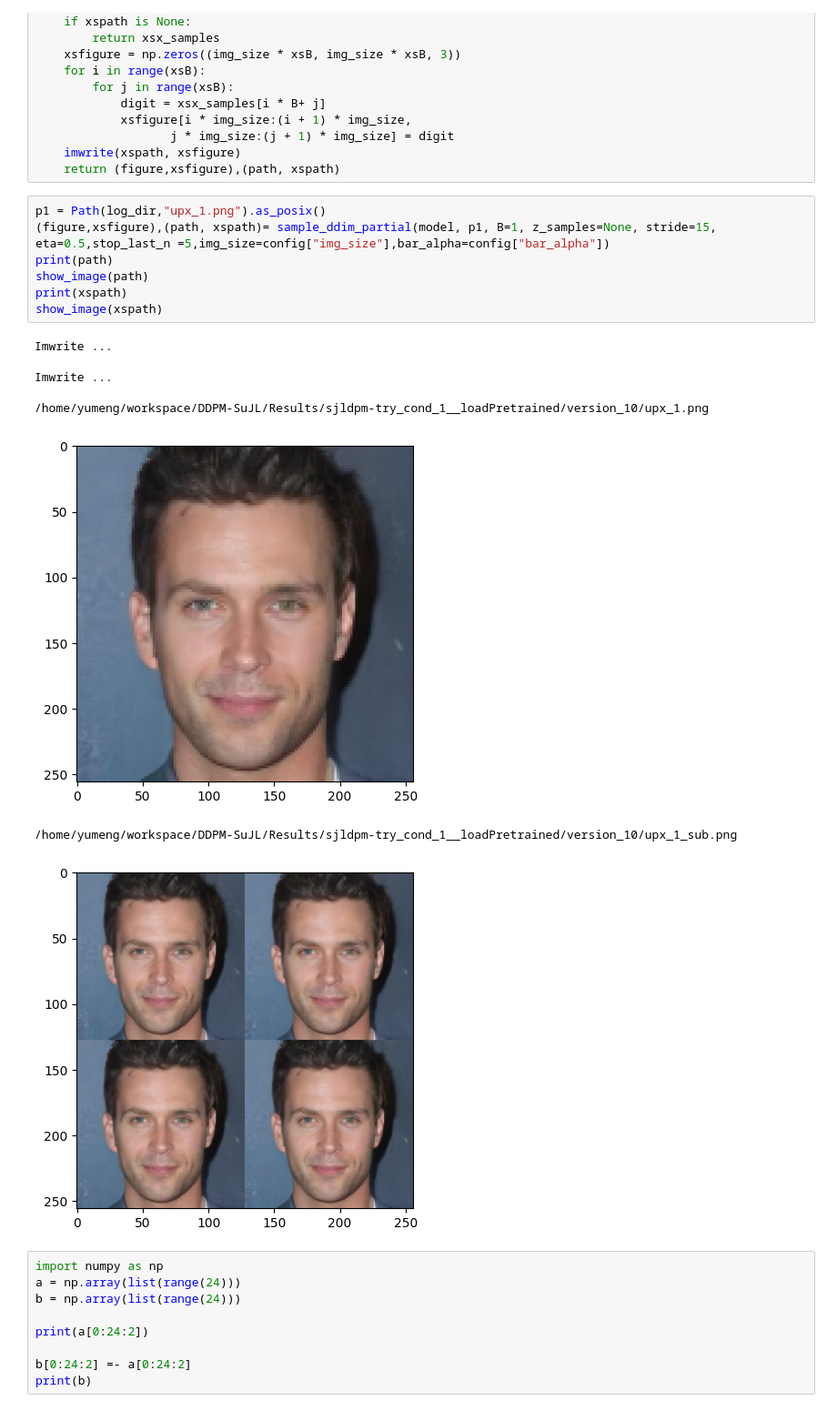
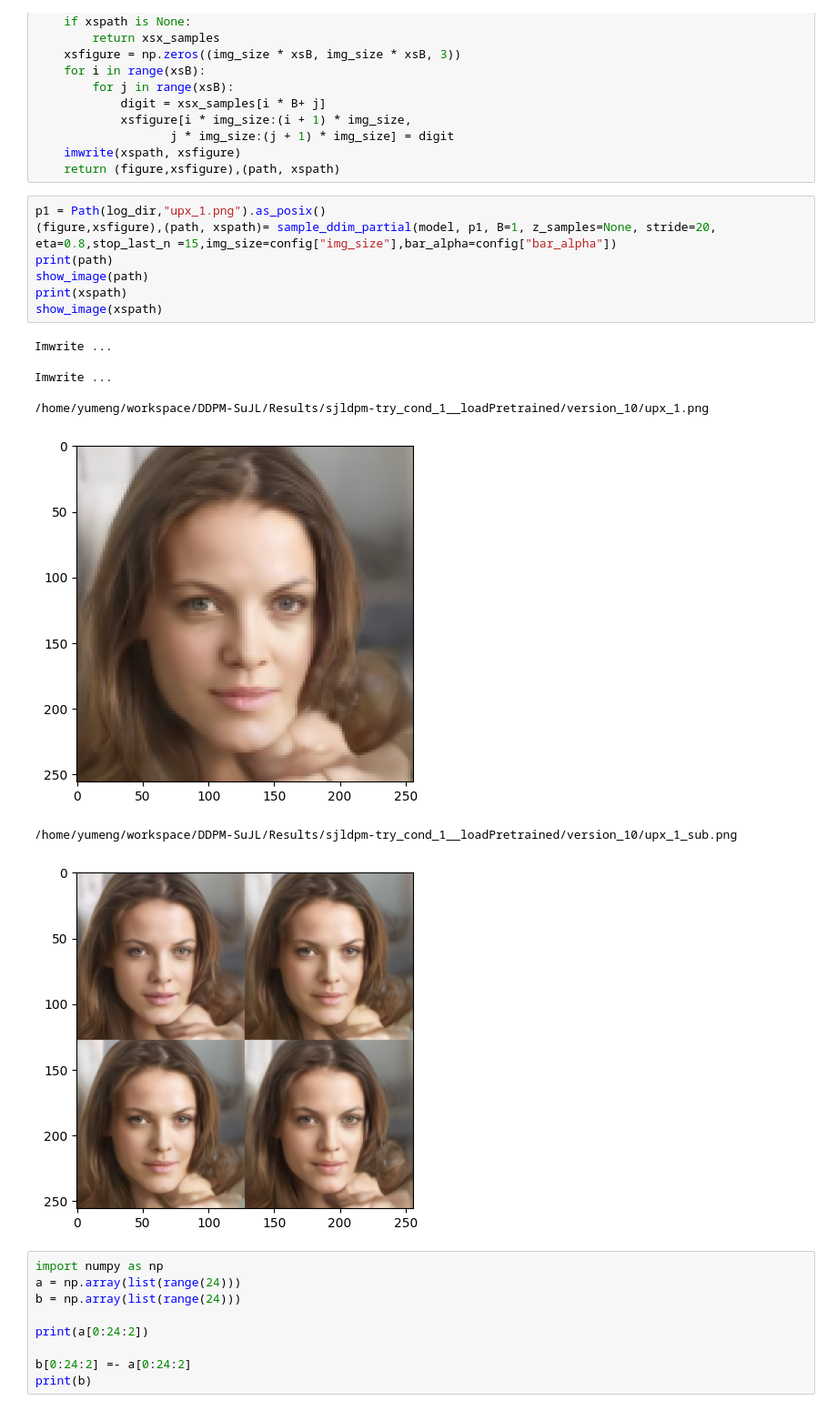
Before and after one commit to Rymoon/DDPM-SuJL, a Jupyter notebook: sjldpm/apps/cond/try_dilated_3.ipynb, the cells around one changed output. Shown at 91% size. Saved outputs shown, nothing was run; the diff lists cells and outputs as text.

```diff
--- a/sjldpm/apps/cond/try_dilated_3.ipynb
+++ b/sjldpm/apps/cond/try_dilated_3.ipynb
@@ -132,20 +159,20 @@ def sample_ddim_partial(model, path=None, B=1, z_samples=None, stride=1, eta=1,s
     return (figure,xsfigure),(path, xspath)
 # %%
 p1 = Path(log_dir,"upx_1.png").as_posix()
-(figure,xsfigure),(path, xspath)= sample_ddim_partial(model, p1, B=1, z_samples=None, stride=15, eta=0.5,stop_last_n =5,img_size=config["img_size"],bar_alpha=config["bar_alpha"])
+(figure,xsfigure),(path, xspath)= sample_ddim_partial(model, p1, B=1, z_samples=None, stride=20, eta=0.8,stop_last_n =15,img_size=config["img_size"],bar_alpha=config["bar_alpha"])
 print(path)
 show_image(path)
 print(xspath)
 show_image(xspath)
 # %% [output]
 Imwrite ...
 
 Imwrite ...
 
 /home/yumeng/workspace/DDPM-SuJL/Results/sjldpm-try_cond_1__loadPretrained/version_10/upx_1.png
-[figure, old version]
+[figure, new version]
 /home/yumeng/workspace/DDPM-SuJL/Results/sjldpm-try_cond_1__loadPretrained/version_10/upx_1_sub.png
-[figure, old version]
+[figure, new version]
 # %%
 import numpy as np
 a = np.array(list(range(24)))
```
Also changed, not shown: parts of 2 cells of this notebook, 2 other files.
